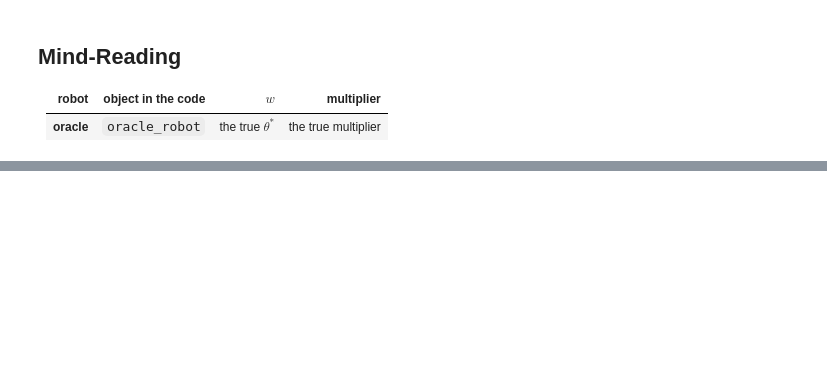
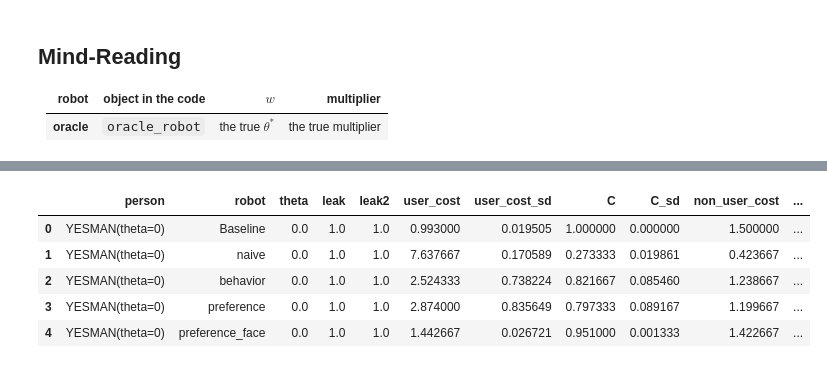
Before and after one commit to TonyZhang1102/non_user_poc, a Jupyter notebook: main.ipynb, the cells around one changed output, grey strips where cells are left out. Saved outputs shown, nothing was run; the diff lists cells and outputs as text; code cells hidden in the pictures; blank space fills up the shorter version.

```diff
--- a/main.ipynb
+++ b/main.ipynb
@@ -1623,0 +1887,4 @@ for person_name in twins:
+# %%
+robots = [true_naive_robot, behavior_robot, preference_robot, preference_face_robot, mind_reading_robot]
+for robot in robots:
+    print(f"{robot.name:>10}: {robot.label}")
@@ -1623,0 +1976,17 @@ for person_name in twins:
+# %%
+print(f"{'person':>15} {'robot':>25} {'final_theta_mean':>20} {'user_cost':>10} {'user_regret_mean':>20} {'yields':>10} {'non_user_cost':>15} {'non_user_regret_mean':>25}")
+for person_name in cast:
+    baseline_outcome = outcome[(person_name, "Baseline")]
+    print(f"{person_name:>15} {'Baseline':>25} {baseline_outcome['final_theta_mean']:>20.2f} {baseline_outcome['user_cost']:>10.2f}{baseline_outcome['user_regret_mean']:>20.2f} "
+          f"{baseline_outcome['C']:>10.2f} {baseline_outcome['non_user_cost']:>15.2f} {baseline_outcome['non_user_regret_mean']:>25.2f}")
+    print(f"{'-'*15} {'-'*25} {'-'*20} {'-'*10} {'-'*20} {'-'*10} {'-'*15} {'-'*25}")
+    for robot in robots:
+        if robot is not baseline_robot and robot is not mind_reading_robot:
+            o = outcome[(person_name, robot.name)]
+            print(f"{person_name:>15} {robot.name:>25} {o['final_theta_mean']:>20.2f} {o['user_cost']:>10.2f} {o['user_regret_mean']:>20.2f} "
+                f"{o['C']:>10.2f} {o['non_user_cost']:>15.2f} {o['non_user_regret_mean']:>25.2f}")
+    print(f"{'-'*15} {'-'*25} {'-'*20} {'-'*10} {'-'*20} {'-'*10} {'-'*15} {'-'*25}")
+    oracle_outcome = outcome[(person_name, "mind_reading")]
+    print(f"{person_name:>15} {'mind_reading':>25} {oracle_outcome['final_theta_mean']:>20.2f} {oracle_outcome['user_cost']:>10.2f} {'-':>20} "
+              f"{oracle_outcome['C']:>10.2f} {oracle_outcome['non_user_cost']:>15.2f} {'-':>25}")
+    print(f"{'='*15} {'='*25} {'='*20} {'='*10} {'='*20} {'='*10} {'='*15} {'='*25}\n\n")
@@ -1623,0 +2011,30 @@ for person_name in twins:
+# %%
+import pandas as pd
+
+rows = []
+
+for person_name in cast:
+    for robot in robots:
+        o = outcome[(person_name, robot.name)]
+        row = {
+            "person": person_name,
+            'robot': robot.name,
+            'theta': people[person_name]['theta'],
+            'leak': people[person_name]['leak'],
+            'leak2': people[person_name]['leak2'],
+        }
+        for key in o:
+            if not key.endswith("_seeds"):
+                row[key] = o[key]
+        rows.append(row)
+
+results = pd.DataFrame(rows)
+results.to_csv("results.csv", index=False)
+results.head()
+# %% [output]
+|  | person | robot | theta | leak | leak2 | user_cost | user_cost_sd | C | C_sd | non_user_cost | ... |
+| 0 | YESMAN(theta=0) | Baseline | 0.0 | 1.0 | 1.0 | 0.993000 | 0.019505 | 1.000000 | 0.000000 | 1.500000 | ... |
+| 1 | YESMAN(theta=0) | naive | 0.0 | 1.0 | 1.0 | 7.637667 | 0.170589 | 0.273333 | 0.019861 | 0.423667 | ... |
+| 2 | YESMAN(theta=0) | behavior | 0.0 | 1.0 | 1.0 | 2.524333 | 0.738224 | 0.821667 | 0.085460 | 1.238667 | ... |
+| 3 | YESMAN(theta=0) | preference | 0.0 | 1.0 | 1.0 | 2.874000 | 0.835649 | 0.797333 | 0.089167 | 1.199667 | ... |
+| 4 | YESMAN(theta=0) | preference_face | 0.0 | 1.0 | 1.0 | 1.442667 | 0.026721 | 0.951000 | 0.001333 | 1.422667 | ... |
```
Also changed, not shown: parts of 61 cells of this notebook, 1 other file.
